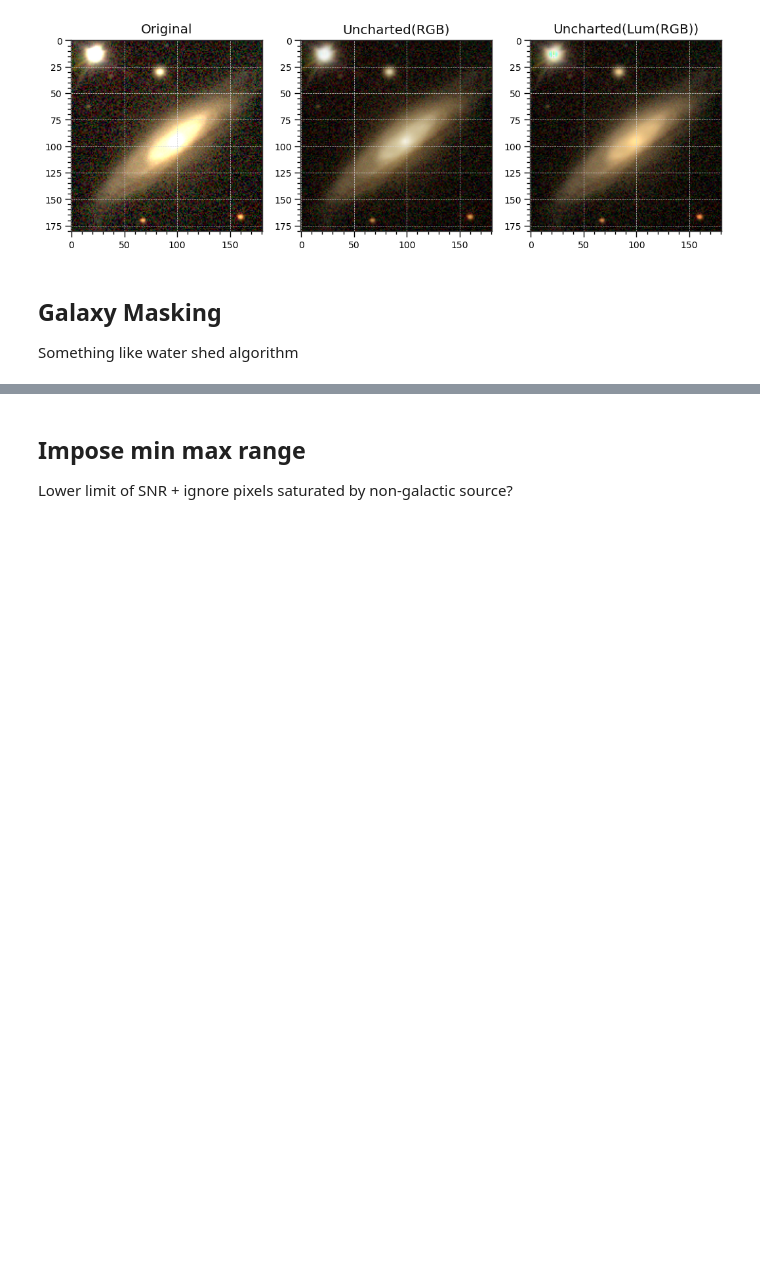
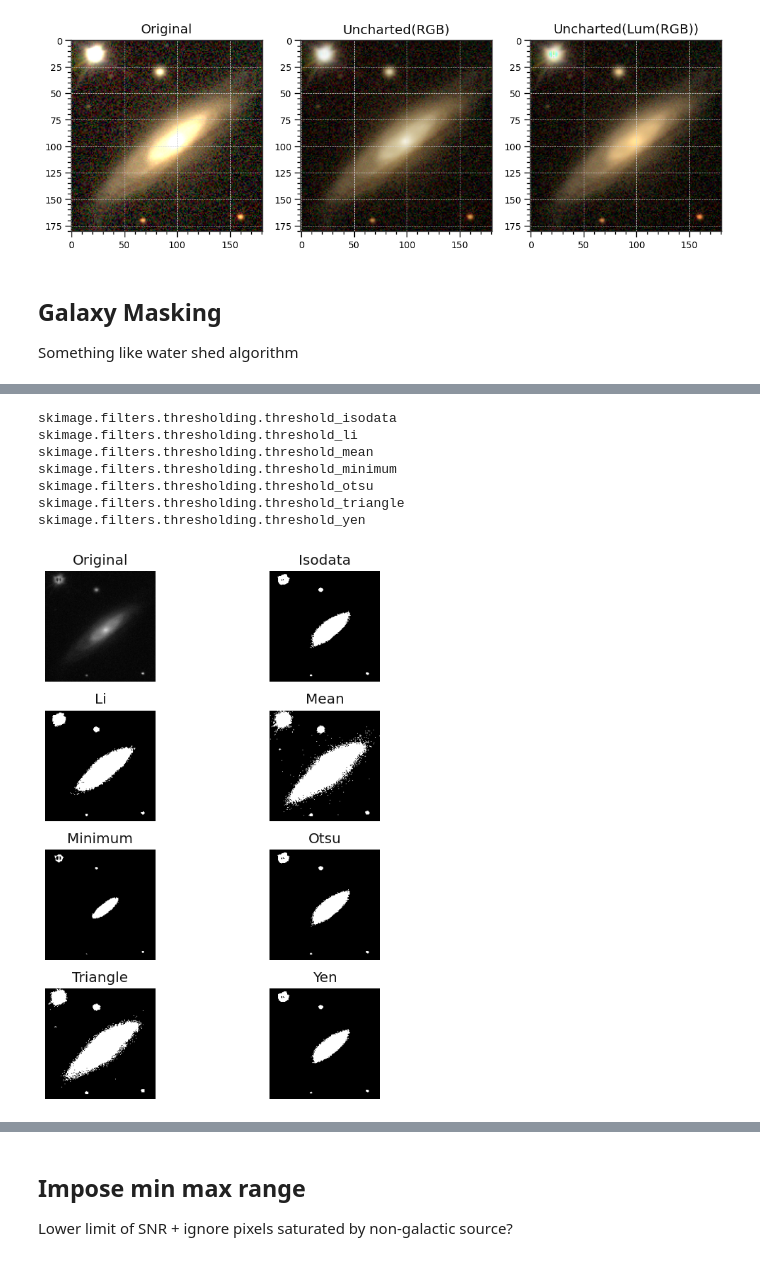
Before and after one commit to Hoseung/astroBF, a Jupyter notebook: notebooks/Galaxy test case.ipynb, the cells around one changed output, grey strips where cells are left out. Drawn from its saved outputs; the diff is of its cells as text; code cells hidden in the pictures; blank space fills up the shorter version.

```diff
--- a/notebooks/Galaxy test case.ipynb
+++ b/notebooks/Galaxy test case.ipynb
@@ -88,0 +113,14 @@ masked = mask_galaxy(img)
+# %%
+# Tone mapped image
+mr = mapped[:,:,0]
+fig, ax = filters.try_all_threshold(mr, figsize=(8,8))
+plt.show()
+# %% [output]
+skimage.filters.thresholding.threshold_isodata
+skimage.filters.thresholding.threshold_li
+skimage.filters.thresholding.threshold_mean
+skimage.filters.thresholding.threshold_minimum
+skimage.filters.thresholding.threshold_otsu
+skimage.filters.thresholding.threshold_triangle
+skimage.filters.thresholding.threshold_yen
+[figure, added]
```
Also changed, not shown: parts of 24 cells of this notebook, 2 other files.
